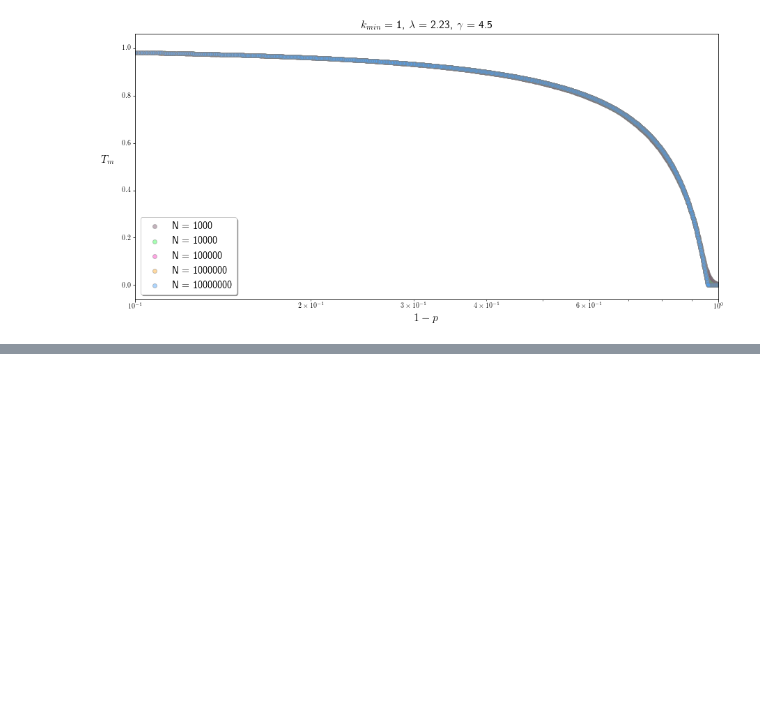
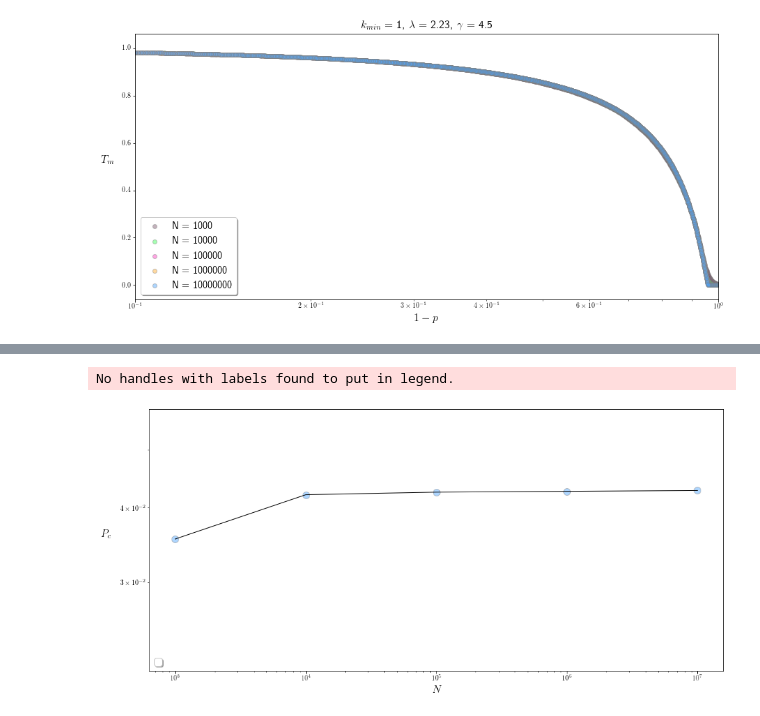
Before and after one commit to marciomacielbastos/Random-Graph, a Jupyter notebook: NB/Tsalis_Percolacao.ipynb, the cells around one changed output, grey strips where cells are left out. Saved outputs shown, nothing was run; the diff lists cells and outputs as text; code cells hidden in the pictures; blank space fills up the shorter version.

```diff
--- a/NB/Tsalis_Percolacao.ipynb
+++ b/NB/Tsalis_Percolacao.ipynb
@@ -129,15 +128,13 @@ fig, axs = plt.subplots(figsize=(15, 7))
 i = 0
 for d in data3:
     axs.scatter(1-d[:-1].T[0], d[:-1].T[1], color="gray", facecolors=c[4 - i], label=r'N = %.0f' %N[i], alpha=0.45)
-#     axs.plot(1-d.T[0][:-1], d.T[1][:-1], color=c[i], label=r'N = %.0f' %N[i], lw=4, alpha=0.8)
-
     axs.legend(loc='lower left', shadow=True, fontsize='x-large')
     plt.ylabel('$T_m$', rotation=0, labelpad=20, fontdict=font)
     plt.xlabel('$1 - p$', font)
     plt.xlim(0.1,1)
     plt.xscale('log')
     i += 1
-    plt.title( r'$k_{min}$ = 1, $\lambda$ = 2.6, $\gamma$ = 4.0', fontdict=font)
+    plt.title(titles[3], fontdict=font)
 plt.savefig("/home/marcio/pCloudDrive/Physics/Thesis/Andre/Results/JPG/percolac_log_3_1.jpg", format='jpg', dpi=1200, bbox_inches = 'tight')
 # %% [output]
 [figure]
@@ -267,25 +191,18 @@ plt.savefig("/home/marcio/pCloudDrive/Physics/Thesis/Andre/Results/JPG/percolac_
+# %%
+pc4 = []
+for d in data4:
+    pc4.append(d.T[0][-1])
 # %%
-font = {'family': 'serif',
-        'color':  'black',
-        'weight': 'normal',
-        'size': 16,
-        }
-font1 ={'family': 'serif',
-        'color':  'blue',
-        'weight': 'normal',
-        'size': 16,
-        }
-
-fig, ax = plt.subplots(figsize=(10, 5))
-ax.plot((1/N)[:-1], pc[:-1], color='black', label=r'q = 1.4, $\lambda$ = 17.51')
-ax.scatter((1/N)[:-1], pc[:-1], color='black', facecolor='C0', s=250, alpha=0.5)
-
-
-ax.legend(loc='lower right', shadow=True, fontsize='x-large')
-plt.ylabel('$p_{c}$', rotation=0, labelpad=20, fontdict=font)
-plt.xlabel('$1/N$', font)
-# plt.yscale('log')
+fig, axs = plt.subplots(figsize=(15, 7))
+axs.scatter(N, pc4, color="gray", facecolors=c[0], alpha=0.45, s=100)
+axs.plot(N, pc4, color='black', lw=1)
+axs.legend(loc='lower left', shadow=True, fontsize='x-large')
+plt.ylabel('$P_c$', rotation=0, labelpad=20, fontdict=font)
+plt.xlabel('$N$', font)
+plt.yscale('log')
 plt.xscale('log')
-
-# plt.title('$\lambda$ = $f(\mathbb{E}[X$ ~ Zipf$(\gamma = 2.5)])$', fontdict=font)
-plt.savefig("/home/marcio/pCloudDrive/Physics/Thesis/Andre/Results/JPG/percolac.jpg", format='jpg', dpi=1200, bbox_inches = 'tight')
+    # plt.title('$\lambda$ = $f(\mathbb{E}[X$ ~ Zipf$(\gamma = 2.5)])$', fontdict=font)
+plt.savefig("/home/marcio/pCloudDrive/Physics/Thesis/Andre/Results/JPG/pcXN.jpg", format='jpg', dpi=1200, bbox_inches = 'tight')
+# %% [output]
+No handles with labels found to put in legend.
+[figure, added]
```
Also changed, not shown: parts of 15 cells of this notebook, 2 other files.
